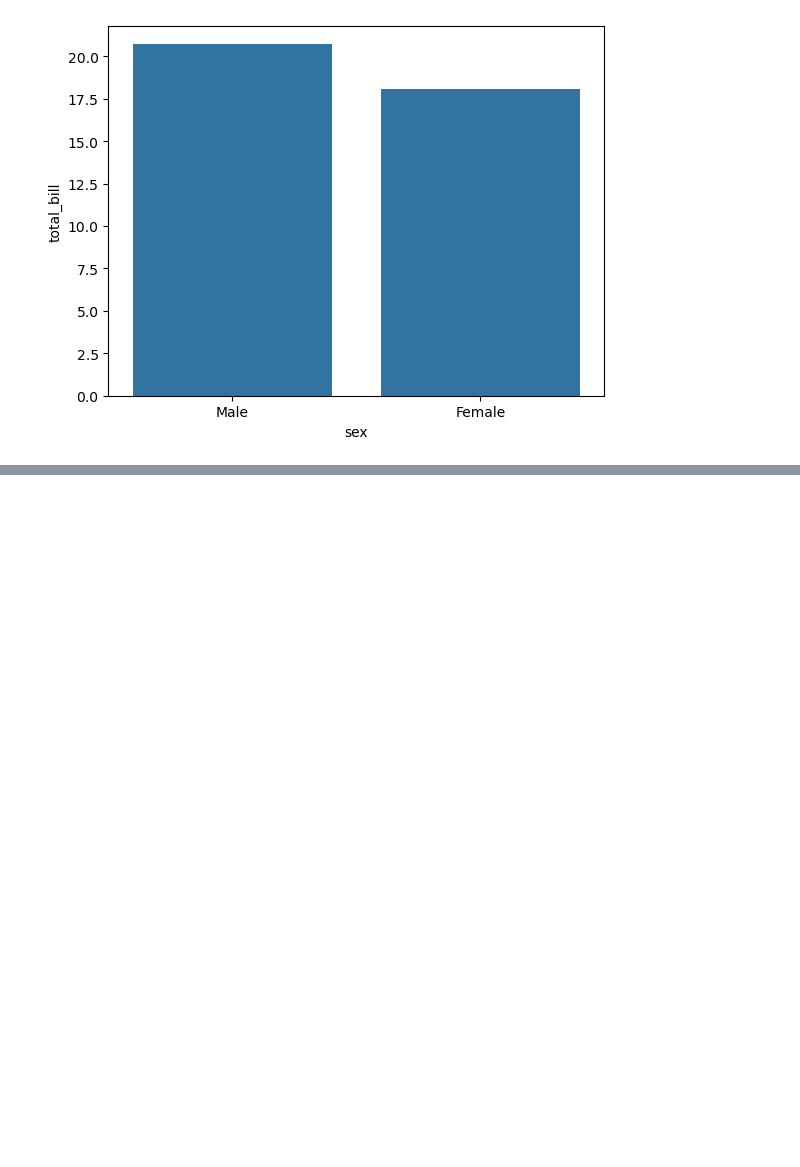
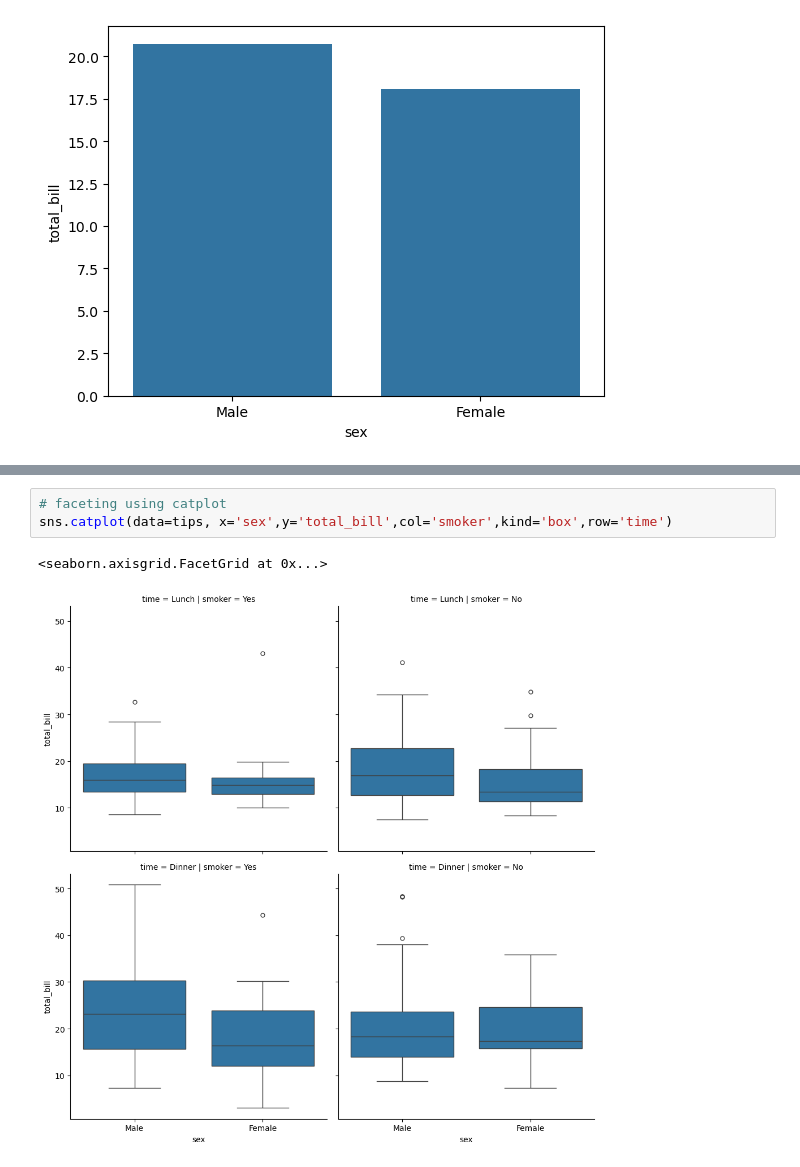
Before and after one commit to rakeshtunasahu/All-about-Python-basic-OOPs-libraries-, a Jupyter notebook: Seaborn/Categorical_plots.ipynb, the cells around one changed output, grey strips where cells are left out. Cells and saved outputs as stored; diff of their text form; blank space fills up the shorter version.

```diff
--- a/Seaborn/Categorical_plots.ipynb
+++ b/Seaborn/Categorical_plots.ipynb
@@ -123,0 +147,6 @@ When there are multiple observations in each category, it also uses bootstrappin
+# %%
+# faceting using catplot
+sns.catplot(data=tips, x='sex',y='total_bill',col='smoker',kind='box',row='time')
+# %% [output]
+<seaborn.axisgrid.FacetGrid at 0x...>
+[figure, added]
```
Also changed, not shown: parts of 13 cells of this notebook.
